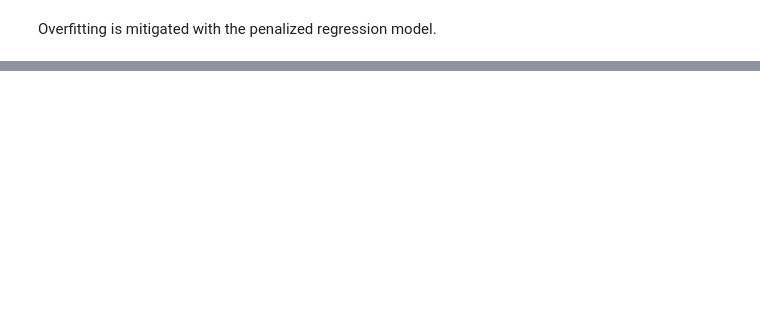
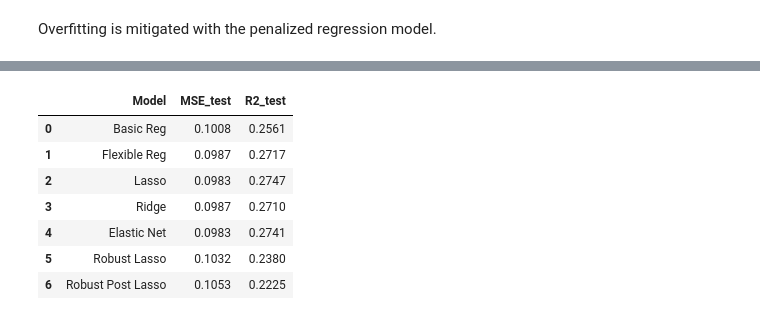
Before and after one commit to pabloestradac/causalml-basics, a Jupyter notebook: notebooks/Lasso.ipynb, the cells around one changed output, grey strips where cells are left out. Saved outputs shown, nothing was run; the diff lists cells and outputs as text; code cells hidden in the pictures; blank space fills up the shorter version.

```diff
--- a/notebooks/Lasso.ipynb
+++ b/notebooks/Lasso.ipynb
@@ -310,0 +406,54 @@ Overfitting is mitigated with the penalized regression model.
+# %%
+import hdmpy
+
+# Wrap the package so that it has the familiar sklearn API
+class RLasso(BaseEstimator, RegressorMixin):
+
+    def __init__(self, *, post=True):
+        self.post = post
+
+    def fit(self, X, y):
+        self.rlasso_ = hdmpy.rlasso(X, y, post=self.post)
+        return self
+
+    @property
+    def coef_(self):
+        return np.array(self.rlasso_.est['beta']).flatten()
+
+    @property
+    def intercept_(self):
+        return np.array(self.rlasso_.est['intercept'])
+
+    def predict(self, X):
+        return X @ self.coef_ + self.intercept_
+# %%
+# Robust Lasso
+rlasso = Pipeline(steps=[('scaler', StandardScaler()),
+                         ('rlasso', RLasso(post=False))])
+rlasso.fit(X_train[:, 1:], y_train)
+yhat_test_rlasso = rlasso.predict(X_test[:, 1:])
+MSE_test_rlasso = np.mean((y_test - yhat_test_rlasso)**2)
+R2_test_rlasso = 1. - MSE_test_rlasso / np.var(y_test)
+
+# Robust Post Lasso
+rlasso_post = Pipeline(steps=[('scaler', StandardScaler()),
+                               ('rlasso', RLasso(post=True))])
+rlasso_post.fit(X_train[:, 1:], y_train)
+yhat_test_rlasso_post = rlasso_post.predict(X_test[:, 1:])
+MSE_test_rlasso_post = np.mean((y_test - yhat_test_rlasso_post)**2)
+R2_test_rlasso_post = 1. - MSE_test_rlasso_post / np.var(y_test)
+
+# Store results
+res_df2.loc[5] = ['Robust Lasso', MSE_test_rlasso, R2_test_rlasso]
+res_df2.loc[6] = ['Robust Post Lasso', MSE_test_rlasso_post, R2_test_rlasso_post]
+
+res_df2.round(4)
+# %% [output]
+|  | Model | MSE_test | R2_test |
+| 0 | Basic Reg | 0.1008 | 0.2561 |
+| 1 | Flexible Reg | 0.0987 | 0.2717 |
+| 2 | Lasso | 0.0983 | 0.2747 |
+| 3 | Ridge | 0.0987 | 0.2710 |
+| 4 | Elastic Net | 0.0983 | 0.2741 |
+| 5 | Robust Lasso | 0.1032 | 0.2380 |
+| 6 | Robust Post Lasso | 0.1053 | 0.2225 |
```
Also changed, not shown: parts of 14 cells of this notebook.
